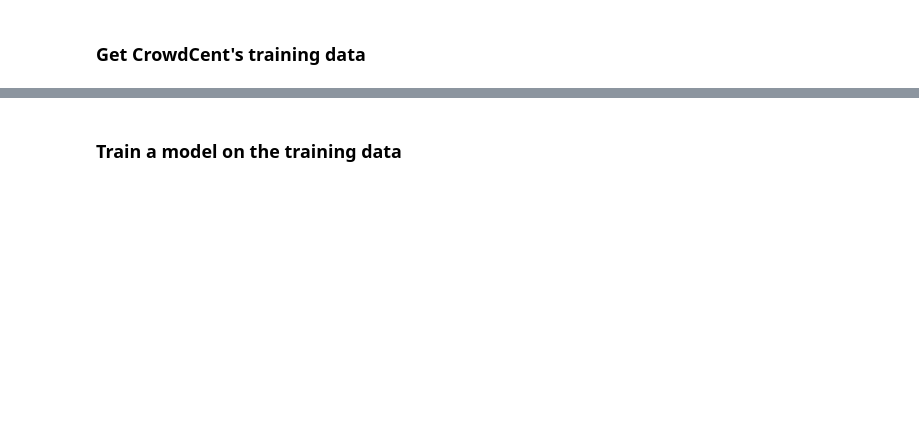
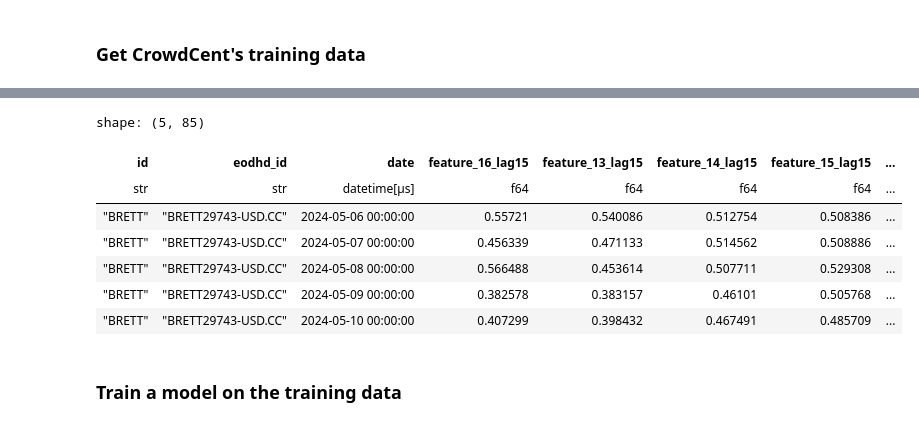
Before and after one commit to crowdcent/crowdcent-challenge, a Jupyter notebook: docs/tutorials/hyperliquid-end-to-end.ipynb, the cells around one changed output, grey strips where cells are left out. Saved outputs shown, nothing was run; the diff lists cells and outputs as text; code cells hidden in the pictures; blank space fills up the shorter version.

```diff
--- a/docs/tutorials/hyperliquid-end-to-end.ipynb
+++ b/docs/tutorials/hyperliquid-end-to-end.ipynb
@@ -34,7 +33,8 @@ client = cc.ChallengeClient(
 # %% [markdown]
 ### Get CrowdCent's training data
 # %%
-client.download_training_data(version="latest", dest_path="training_data.parquet")
+client.download_training_dataset(version="latest", dest_path="training_data.parquet")
 
 training_data = pl.read_parquet("training_data.parquet")
 training_data.head()
+# %% [output]
@@ -41,3 +43,11 @@ training_data.head()
+shape: (5, 85)
+| id | eodhd_id | date | feature_16_lag15 | feature_13_lag15 | feature_14_lag15 | feature_15_lag15 | ... |
+| str | str | datetime[μs] | f64 | f64 | f64 | f64 | ... |
+| "BRETT" | "BRETT29743-USD.CC" | 2024-05-06 00:00:00 | 0.55721 | 0.540086 | 0.512754 | 0.508386 | ... |
+| "BRETT" | "BRETT29743-USD.CC" | 2024-05-07 00:00:00 | 0.456339 | 0.471133 | 0.514562 | 0.508886 | ... |
+| "BRETT" | "BRETT29743-USD.CC" | 2024-05-08 00:00:00 | 0.566488 | 0.453614 | 0.507711 | 0.529308 | ... |
+| "BRETT" | "BRETT29743-USD.CC" | 2024-05-09 00:00:00 | 0.382578 | 0.383157 | 0.46101 | 0.505768 | ... |
+| "BRETT" | "BRETT29743-USD.CC" | 2024-05-10 00:00:00 | 0.407299 | 0.398432 | 0.467491 | 0.485709 | ... |
 # %% [markdown]
 ### Train a model on the training data
 # %%
```
Also changed, not shown: parts of 8 cells of this notebook, 9 other files.
